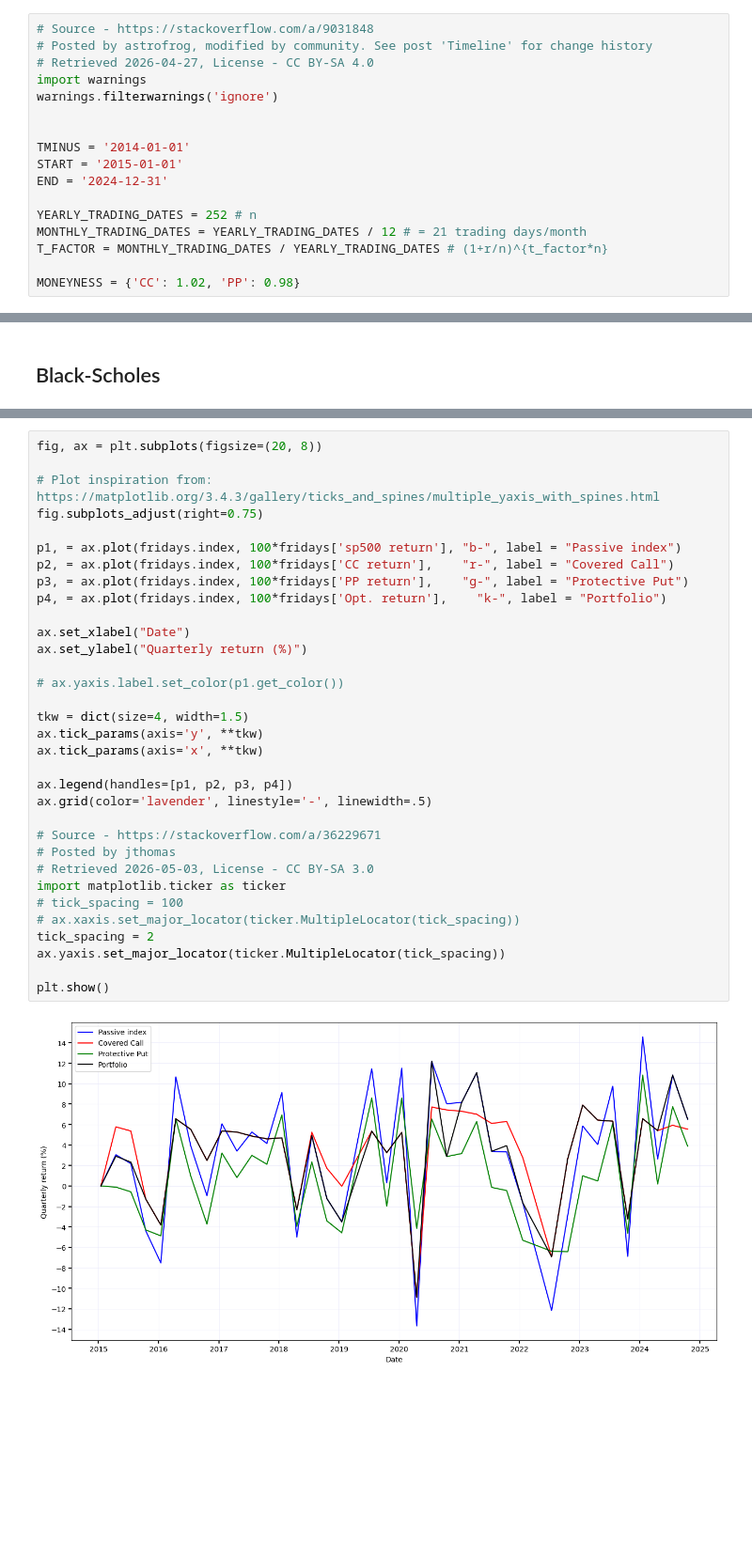
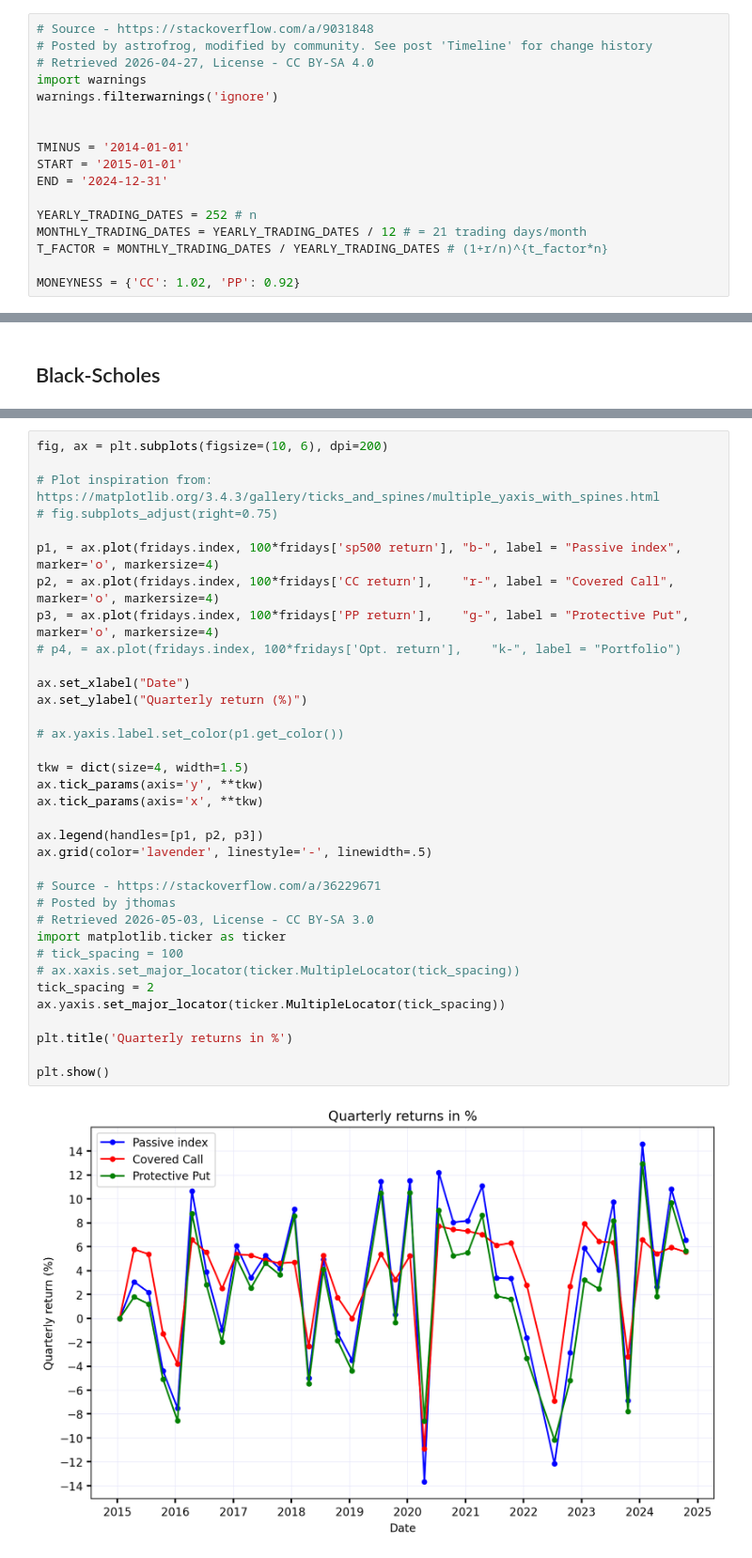
Before and after one commit to AlexanderJarvheden/DynamicPortfolioAllocationEuropeanOptions, a Jupyter notebook: optimization_algo.ipynb, the cells around one changed output, grey strips where cells are left out. Shown at 94% size. Saved outputs shown, nothing was run; the diff lists cells and outputs as text; blank space fills up the shorter version.

```diff
--- a/optimization_algo.ipynb
+++ b/optimization_algo.ipynb
@@ -16,7 +16,7 @@ YEARLY_TRADING_DATES = 252 # n
 MONTHLY_TRADING_DATES = YEARLY_TRADING_DATES / 12 # = 21 trading days/month
 T_FACTOR = MONTHLY_TRADING_DATES / YEARLY_TRADING_DATES # (1+r/n)^{t_factor*n}
 
-MONEYNESS = {'CC': 1.02, 'PP': 0.98}
+MONEYNESS = {'CC': 1.02, 'PP': 0.92}
 # %% [markdown]
 ## Yahoo Finance scraping and Feature engineering
 # %%
@@ -347,36 +431,38 @@ plt.show()
 # %%
-fig, ax = plt.subplots(figsize=(20, 8))
+fig, ax = plt.subplots(figsize=(10, 6), dpi=200)
 
 # Plot inspiration from: https://matplotlib.org/3.4.3/gallery/ticks_and_spines/multiple_yaxis_with_spines.html
-fig.subplots_adjust(right=0.75)
+# fig.subplots_adjust(right=0.75)
 
-p1, = ax.plot(fridays.index, 100*fridays['sp500 return'], "b-", label = "Passive index")
-p2, = ax.plot(fridays.index, 100*fridays['CC return'],    "r-", label = "Covered Call")
-p3, = ax.plot(fridays.index, 100*fridays['PP return'],    "g-", label = "Protective Put")
-p4, = ax.plot(fridays.index, 100*fridays['Opt. return'],    "k-", label = "Portfolio")
+p1, = ax.plot(fridays.index, 100*fridays['sp500 return'], "b-", label = "Passive index", marker='o', markersize=4)
+p2, = ax.plot(fridays.index, 100*fridays['CC return'],    "r-", label = "Covered Call", marker='o', markersize=4)
+p3, = ax.plot(fridays.index, 100*fridays['PP return'],    "g-", label = "Protective Put", marker='o', markersize=4)
+# p4, = ax.plot(fridays.index, 100*fridays['Opt. return'],    "k-", label = "Portfolio")
 
 ax.set_xlabel("Date")
 ax.set_ylabel("Quarterly return (%)")
 
 # ax.yaxis.label.set_color(p1.get_color())
 
 tkw = dict(size=4, width=1.5)
 ax.tick_params(axis='y', **tkw)
 ax.tick_params(axis='x', **tkw)
 
-ax.legend(handles=[p1, p2, p3, p4])
+ax.legend(handles=[p1, p2, p3])
 ax.grid(color='lavender', linestyle='-', linewidth=.5)
 
 # Source - https://stackoverflow.com/a/36229671
 # Posted by jthomas
 # Retrieved 2026-05-03, License - CC BY-SA 3.0
 import matplotlib.ticker as ticker
 # tick_spacing = 100
 # ax.xaxis.set_major_locator(ticker.MultipleLocator(tick_spacing))
 tick_spacing = 2
 ax.yaxis.set_major_locator(ticker.MultipleLocator(tick_spacing))
 
+plt.title('Quarterly returns in %')
+
 plt.show()
 # %% [output]
-[figure, old version]
+[figure, new version]
 # %%
```
Also changed, not shown: parts of 8 cells of this notebook.
